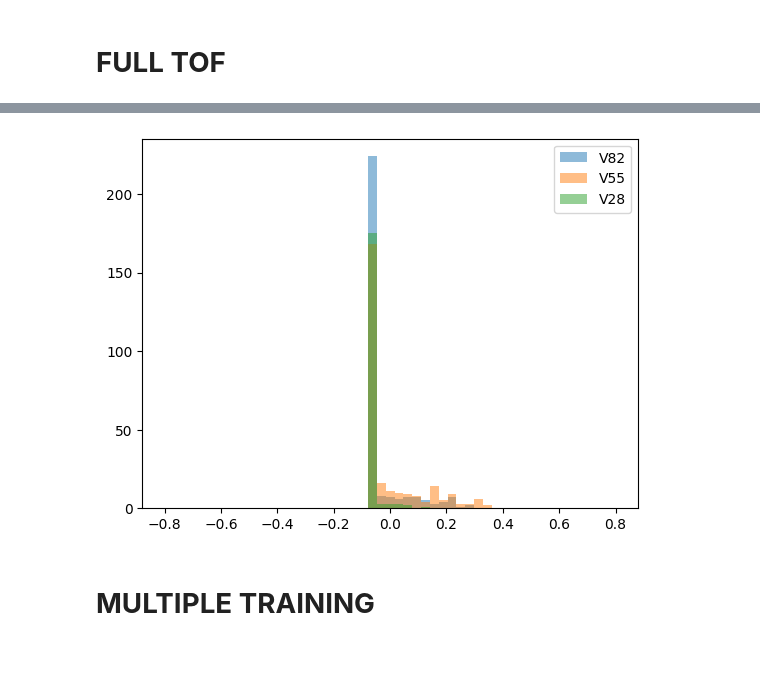
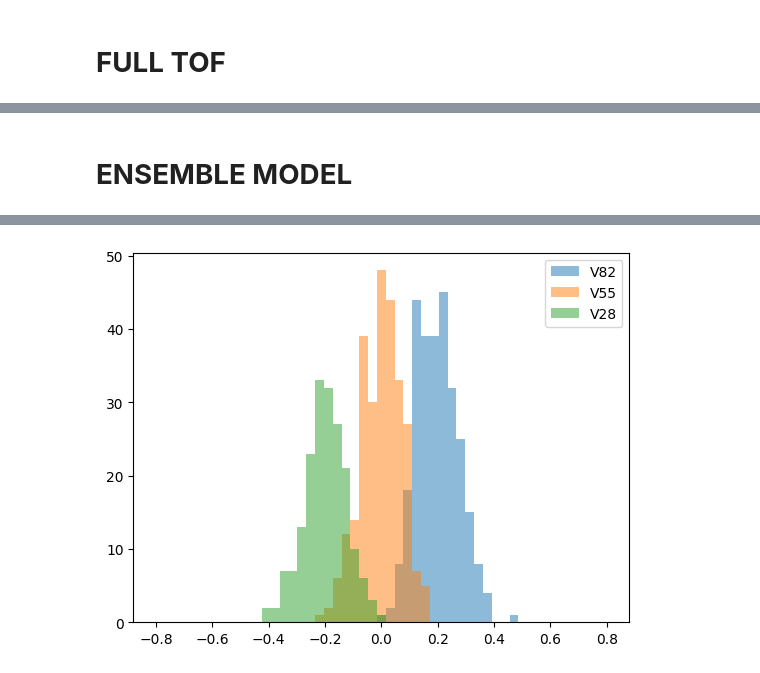
Before and after one commit to wjosefw/Signal-processing-with-Neural-networks, a Jupyter notebook: DEEP_TIMING_CONVOLUTIONAL.ipynb, the cells around one changed output, grey strips where cells are left out. Saved outputs shown, nothing was run; the diff lists cells and outputs as text; code cells hidden in the pictures.

Commit message:
First commit 176Ps FWHM, Bias  ~10 Error

```diff
--- a/DEEP_TIMING_CONVOLUTIONAL.ipynb
+++ b/DEEP_TIMING_CONVOLUTIONAL.ipynb
@@ -334,2 +247,0 @@ _________________________________________________________________
-# %%
-history_dec1 = model_dec1.fit(trainX_dec1, REF_train_dec1, epochs=50)
@@ -368,9 +251,9 @@ plt.show()
 REFERENCE_PULSE_dec0 = np.tile(new_V55[0,:,0], (new_V82.shape[0],2,1)).swapaxes(1,2)
 REFERENCE_PULSE_dec1 = np.tile(new_V55[0,:,1], (new_V82.shape[0],2,1)).swapaxes(1,2)
 # %%
-test_dec0_V28 = np.stack((REFERENCE_PULSE_dec0[:new_V28.shape[0],:,0],new_V28[:,:,0]),axis=2)
-test_dec1_V28 = np.stack((REFERENCE_PULSE_dec1[:new_V28.shape[0],:,0],new_V28[:,:,1]),axis=2)
-test_dec0_V55 = np.stack((REFERENCE_PULSE_dec0[:new_V55.shape[0],:,0],new_V55[:,:,0]),axis=2)
-test_dec1_V55 = np.stack((REFERENCE_PULSE_dec1[:new_V55.shape[0],:,0],new_V55[:,:,1]),axis=2)
-test_dec0_V82 = np.stack((REFERENCE_PULSE_dec0[:new_V82.shape[0],:,0],new_V82[:,:,0]),axis=2)
-test_dec1_V82 = np.stack((REFERENCE_PULSE_dec1[:new_V82.shape[0],:,0],new_V82[:,:,1]),axis=2)
+test_dec0_V28 = np.stack((REFERENCE_PULSE_dec0[:new_V28.shape[0],:,0],new_V28[:,:,0]),axis=2).swapaxes(1,2)
+test_dec1_V28 = np.stack((REFERENCE_PULSE_dec1[:new_V28.shape[0],:,0],new_V28[:,:,1]),axis=2).swapaxes(1,2)
+test_dec0_V55 = np.stack((REFERENCE_PULSE_dec0[:new_V55.shape[0],:,0],new_V55[:,:,0]),axis=2).swapaxes(1,2)
+test_dec1_V55 = np.stack((REFERENCE_PULSE_dec1[:new_V55.shape[0],:,0],new_V55[:,:,1]),axis=2).swapaxes(1,2)
+test_dec0_V82 = np.stack((REFERENCE_PULSE_dec0[:new_V82.shape[0],:,0],new_V82[:,:,0]),axis=2).swapaxes(1,2)
+test_dec1_V82 = np.stack((REFERENCE_PULSE_dec1[:new_V82.shape[0],:,0],new_V82[:,:,1]),axis=2).swapaxes(1,2)
@@ -377,28 +437,22 @@ test_dec1_V82 = np.stack((REFERENCE_PULSE_dec1[:new_V82.shape[0],:,0],new_V82[:,
+# %% [markdown]
+# **ENSEMBLE MODEL**
+# %%
+#---------------------------- Get the weighted mean by the accuracy of their bias result ------------------------------------------
+weighted_mean_V28 = np.average(np.squeeze(TOFN_V28_array[:,epoch,:]), weights=(1/bias[:,epoch]), axis=0)
+weighted_mean_V55 = np.average(np.squeeze(TOFN_V55_array[:,epoch,:]), weights=(1/bias[:,epoch]), axis=0)
+weighted_mean_V82 = np.average(np.squeeze(TOFN_V82_array[:,epoch,:]), weights=(1/bias[:,epoch]), axis=0)
 # %%
-TOFN_dec0_REF_V82 = model_dec0.predict(test_dec0_V82)
-TOFN_dec1_REF_V82 = model_dec1.predict(test_dec1_V82)
-TOFN_dec0_REF_V55 = model_dec0.predict(test_dec0_V55)
-TOFN_dec1_REF_V55 = model_dec1.predict(test_dec1_V55)
-TOFN_dec0_REF_V28 = model_dec0.predict(test_dec0_V28)
-TOFN_dec1_REF_V28 = model_dec1.predict(test_dec1_V28)
-
-
-TOFN_V82 = TOFN_dec0_REF_V82-TOFN_dec1_REF_V82
-TOFN_V55 = TOFN_dec0_REF_V55-TOFN_dec1_REF_V55
-TOFN_V28 = TOFN_dec0_REF_V28-TOFN_dec1_REF_V28
-
-
 #------------------------------------------- Histogram and gaussian fit -----------------------------------------------
 nbins=51
-histogN_V82, binsN, patchesN  = plt.hist(-1*TOFN_V82 + np.mean(TOFN_V55),bins=nbins,range=[-0.8,0.8],alpha = 0.5,label='V82');
+histogN_V82, binsN, patchesN  = plt.hist(-1*(weighted_mean_V82) + np.mean(weighted_mean_V55),bins=nbins,range=[-0.8,0.8],alpha = 0.5,label='V82');
 cbinsN = 0.5*(binsN[1:]+binsN[0:-1])
 HN, AN, x0N_V82, sigmaN_V82 = gauss_fit(cbinsN, histogN_V82)
 
-histogN_V55, binsN, patchesN  = plt.hist(-1*TOFN_V55 + np.mean(TOFN_V55),bins=nbins,range=[-0.8,0.8],alpha = 0.5,label='V55');
+histogN_V55, binsN, patchesN  = plt.hist(-1*(weighted_mean_V55) + np.mean(weighted_mean_V55),bins=nbins,range=[-0.8,0.8],alpha = 0.5,label='V55');
 cbinsN = 0.5*(binsN[1:]+binsN[0:-1])
 HN, AN, x0N_V55, sigmaN_V55 = gauss_fit(cbinsN, histogN_V55)
 
-histogN_V28, binsN, patchesN  = plt.hist(-1*TOFN_V28 + np.mean(TOFN_V55),bins=nbins,range=[-0.8,0.8],alpha = 0.5,label='V28');
+histogN_V28, binsN, patchesN  = plt.hist(-1*(weighted_mean_V28) + np.mean(weighted_mean_V55),bins=nbins,range=[-0.8,0.8],alpha = 0.5,label='V28');
 cbinsN = 0.5*(binsN[1:]+binsN[0:-1])
 HN, AN, x0N_V28, sigmaN_V28 = gauss_fit(cbinsN, histogN_V28)
 plt.legend()
@@ -408,9 +462,9 @@ FWHMN_V82 = 2.35482 * sigmaN_V82
 FWHMN_V55 = 2.35482 * sigmaN_V55
 FWHMN_V28 = 2.35482 * sigmaN_V28
 
-
 print('')
-print("V82: CENTROID(ns) = %.3f  FWHM(ns) = %.3f  std(ns) = %.3f" % (x0N_V82, FWHMN_V82, np.std(TOFN_V82)))
-print("V55: CENTROID(ns) = %.3f  FWHM(ns) = %.3f  std(ns) = %.3f" % (x0N_V55, FWHMN_V55, np.std(TOFN_V55)))
-print("V28: CENTROID(ns) = %.3f  FWHM(ns) = %.3f  std(ns) = %.3f" % (x0N_V28, FWHMN_V28, np.std(TOFN_V28)))
+print('Weighted mean:')
+print("V82: CENTROID(ns) = %.3f  FWHM(ns) = %.3f  std(ns) = %.3f" % (x0N_V82, FWHMN_V82, sigmaN_V82))
+print("V55: CENTROID(ns) = %.3f  FWHM(ns) = %.3f  std(ns) = %.3f" % (x0N_V55, FWHMN_V55, sigmaN_V55))
+print("V28: CENTROID(ns) = %.3f  FWHM(ns) = %.3f  std(ns) = %.3f" % (x0N_V28, FWHMN_V28, sigmaN_V28))
 # %% [output]
@@ -427,3 +475 @@ V28: CENTROID(ns) = -0.054  FWHM(ns) = 0.017  std(ns) = 0.025
-[figure, old version]
+[figure, new version]
-# %% [markdown]
-# **MULTIPLE TRAINING**
```
Also changed, not shown: parts of 32 cells of this notebook.
